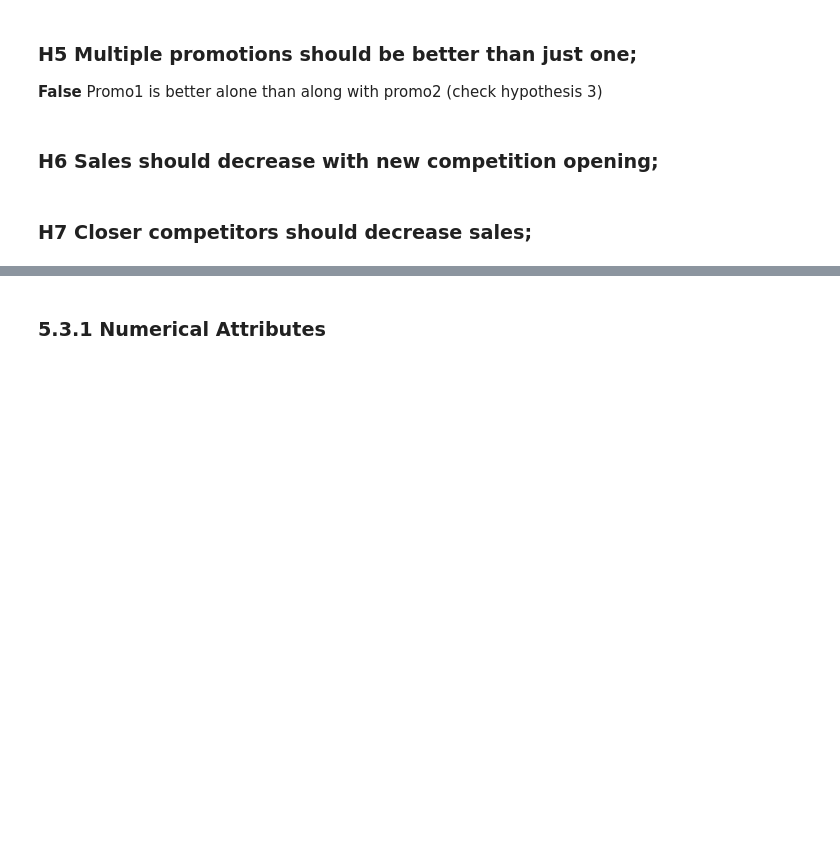
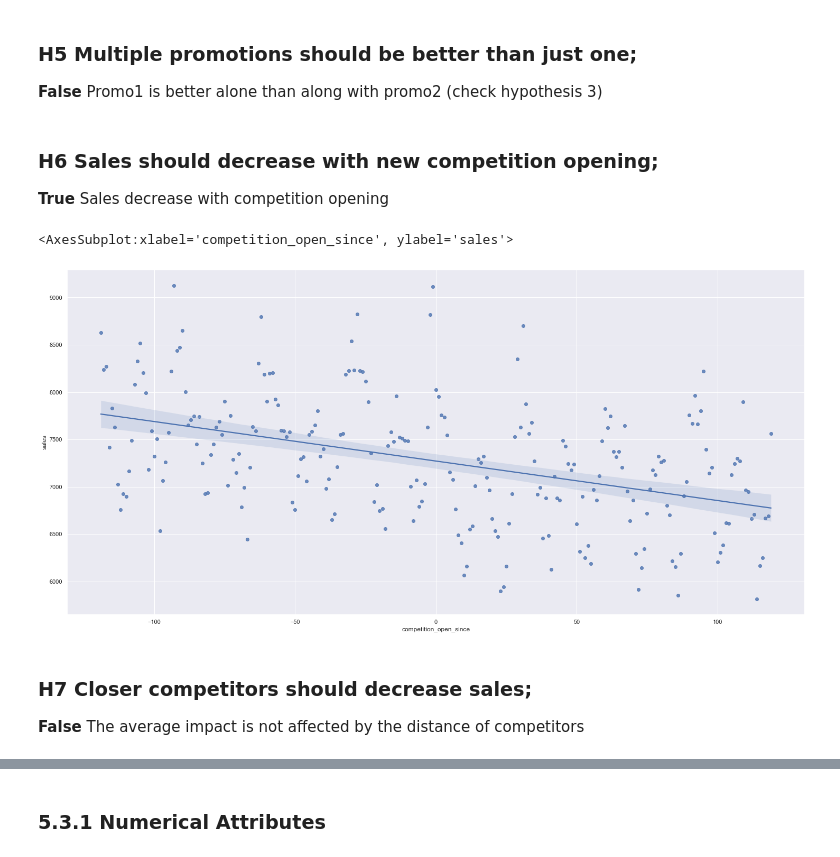
Before and after one commit to rafael-asousa/Sales-Prediction, a Jupyter notebook: notebook/Notebook-Sales-Prediction.ipynb, the cells around one changed output, grey strips where cells are left out. Drawn from its saved outputs; the diff is of its cells as text; code cells hidden in the pictures; blank space fills up the shorter version.

```diff
--- a/notebook/Notebook-Sales-Prediction.ipynb
+++ b/notebook/Notebook-Sales-Prediction.ipynb
@@ -542,5 +542,15 @@ aux1.pivot(index='year_week', columns='assortment', values='sales').plot()
 **False** Promo1 is better alone than along with promo2 (check hypothesis 3)
 # %% [markdown]
 ### H6 Sales should decrease with new competition opening;
+**True** Sales decrease with competition opening
+# %%
+aux1 = df5[['sales', 'competition_open_since']]
+aux1 = aux1[(aux1['competition_open_since'] < 120) & ((aux1['competition_open_since'] > -120))].groupby('competition_open_since').mean().reset_index()
+
+sns.regplot(x='competition_open_since',y='sales',data=aux1)
+# %% [output]
+<AxesSubplot:xlabel='competition_open_since', ylabel='sales'>
+[figure, added]
 # %% [markdown]
 ### H7 Closer competitors should decrease sales;
+**False** The average impact is not affected by the distance of competitors
```
Also changed, not shown: parts of 11 cells of this notebook.
